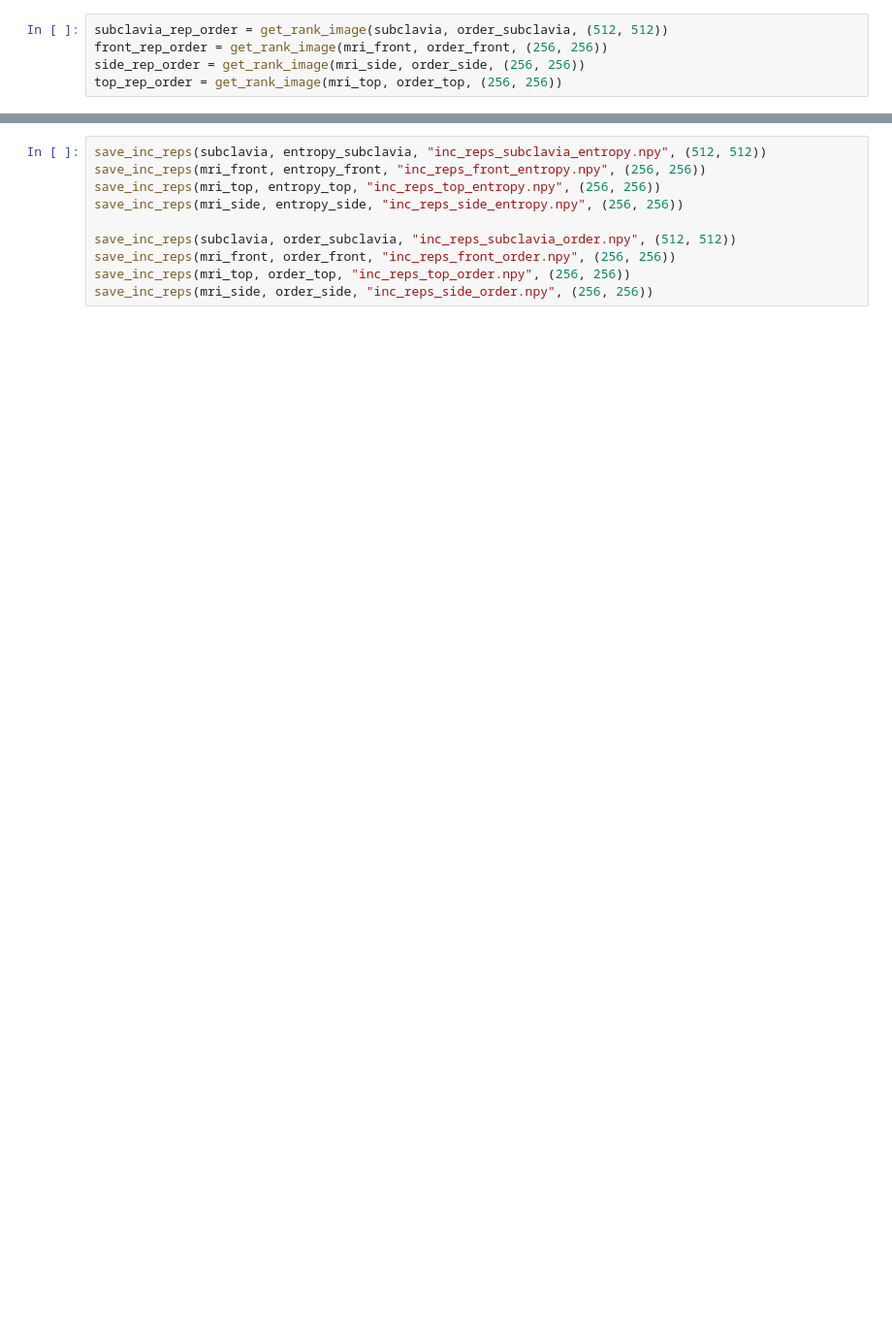
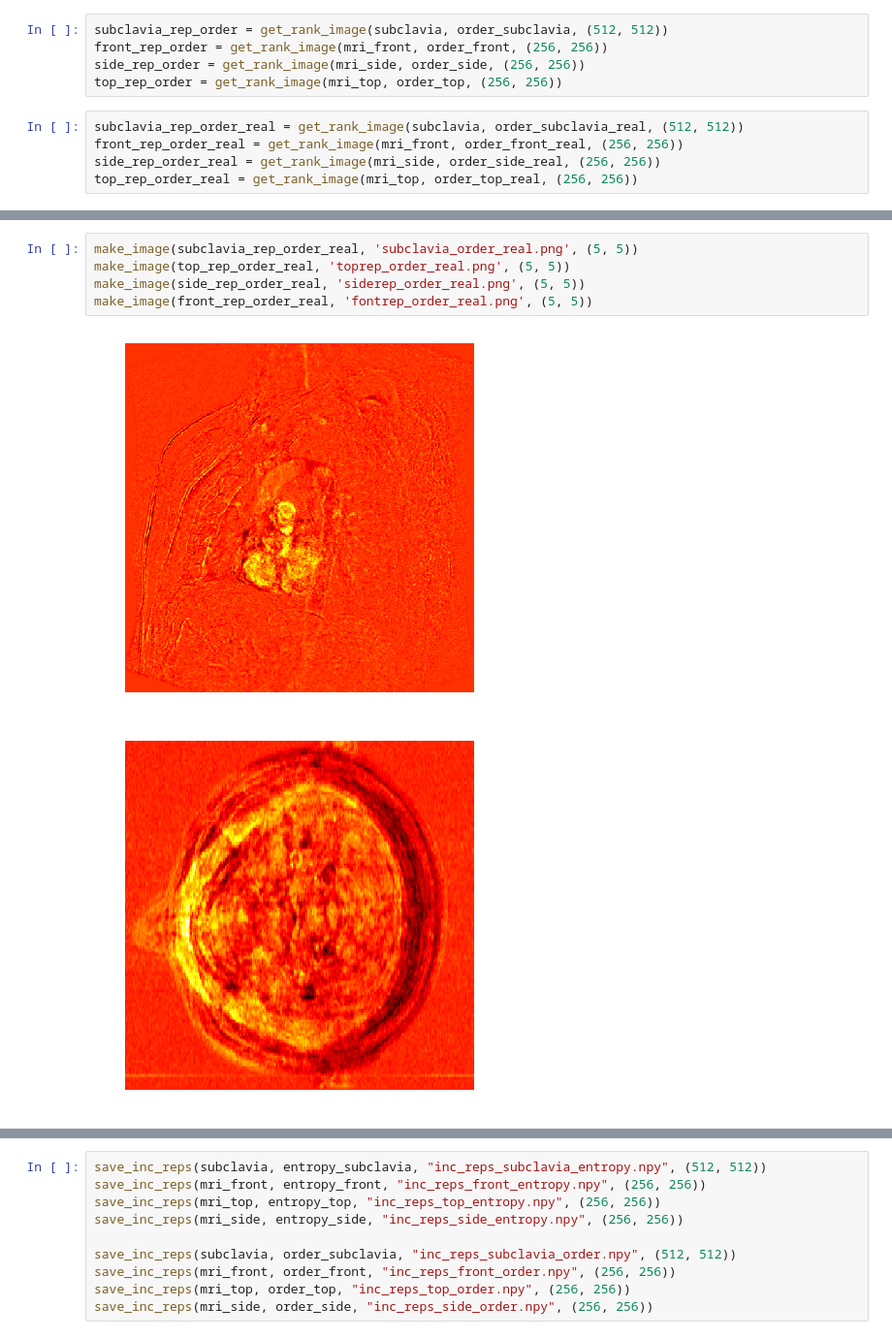
Before and after one commit to leaveitout/deep_light_field_interp, a Jupyter notebook: notebooks/volumeimagegen.ipynb, the cells around one changed output, grey strips where cells are left out. Shown at 97% size. Saved outputs shown, nothing was run; the diff lists cells and outputs as text; blank space fills up the shorter version.

```diff
--- a/notebooks/volumeimagegen.ipynb
+++ b/notebooks/volumeimagegen.ipynb
@@ -110,6 +151,11 @@ subclavia_rep_order = get_rank_image(subclavia, order_subclavia, (512, 512))
 front_rep_order = get_rank_image(mri_front, order_front, (256, 256))
 side_rep_order = get_rank_image(mri_side, order_side, (256, 256))
 top_rep_order = get_rank_image(mri_top, order_top, (256, 256))
+# %%
+subclavia_rep_order_real = get_rank_image(subclavia, order_subclavia_real, (512, 512))
+front_rep_order_real = get_rank_image(mri_front, order_front_real, (256, 256))
+side_rep_order_real = get_rank_image(mri_side, order_side_real, (256, 256))
+top_rep_order_real = get_rank_image(mri_top, order_top_real, (256, 256))
 # %%
 make_image(subclavia_rep_order, 'subclavia_order.png', (5, 5))
 make_image(top_rep_order, 'toprep_order.png', (5, 5))
@@ -122,0 +169,8 @@ make_image(front_rep_order, 'fontrep_order.png', (5, 5))
+# %%
+make_image(subclavia_rep_order_real, 'subclavia_order_real.png', (5, 5))
+make_image(top_rep_order_real, 'toprep_order_real.png', (5, 5))
+make_image(side_rep_order_real, 'siderep_order_real.png', (5, 5))
+make_image(front_rep_order_real, 'fontrep_order_real.png', (5, 5))
+# %% [output]
+[figure, added]
+[figure, added]
```
Also changed, not shown: parts of 10 cells of this notebook, 58 other files.
